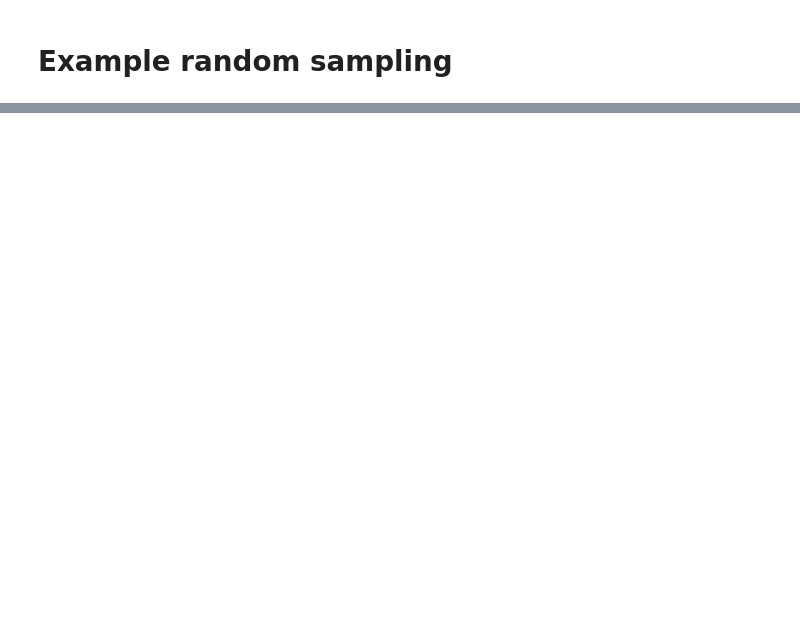
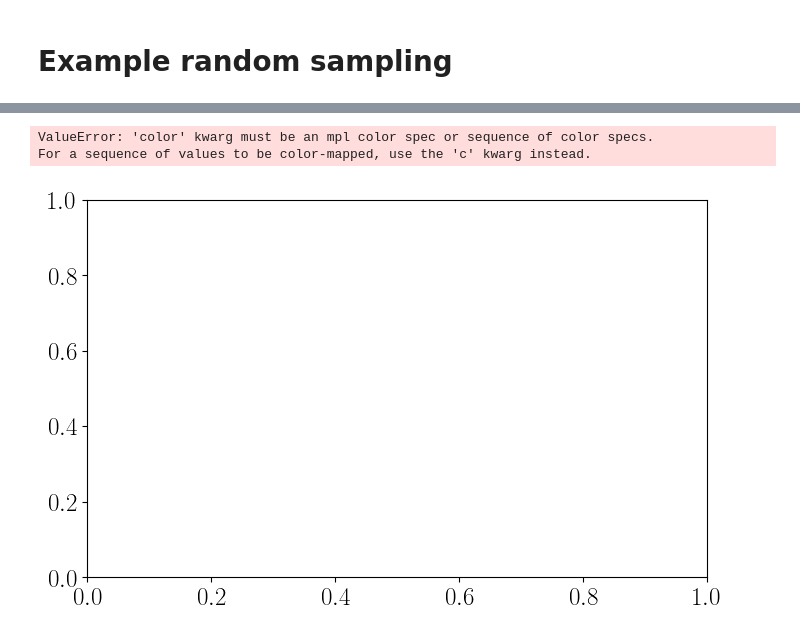
Before and after one commit to jlustigy/luvoir_hec_drm, a Jupyter notebook: notebooks/initial_spectroscopy.ipynb, the cells around one changed output, grey strips where cells are left out. Saved outputs shown, nothing was run; the diff lists cells and outputs as text; code cells hidden in the pictures; blank space fills up the shorter version.

```diff
--- a/notebooks/initial_spectroscopy.ipynb
+++ b/notebooks/initial_spectroscopy.ipynb
@@ -634,0 +1011,10 @@ q_50, q_m, q_p
+# %%
+from jakely import colorize
+
+colors =
+
+plt.scatter(ctime_fid, ctime_band, color = temps)
+# %% [output]
+ValueError: 'color' kwarg must be an mpl color spec or sequence of color specs.
+For a sequence of values to be color-mapped, use the 'c' kwarg instead.
+[figure, added]
```
Also changed, not shown: parts of 28 cells of this notebook.
